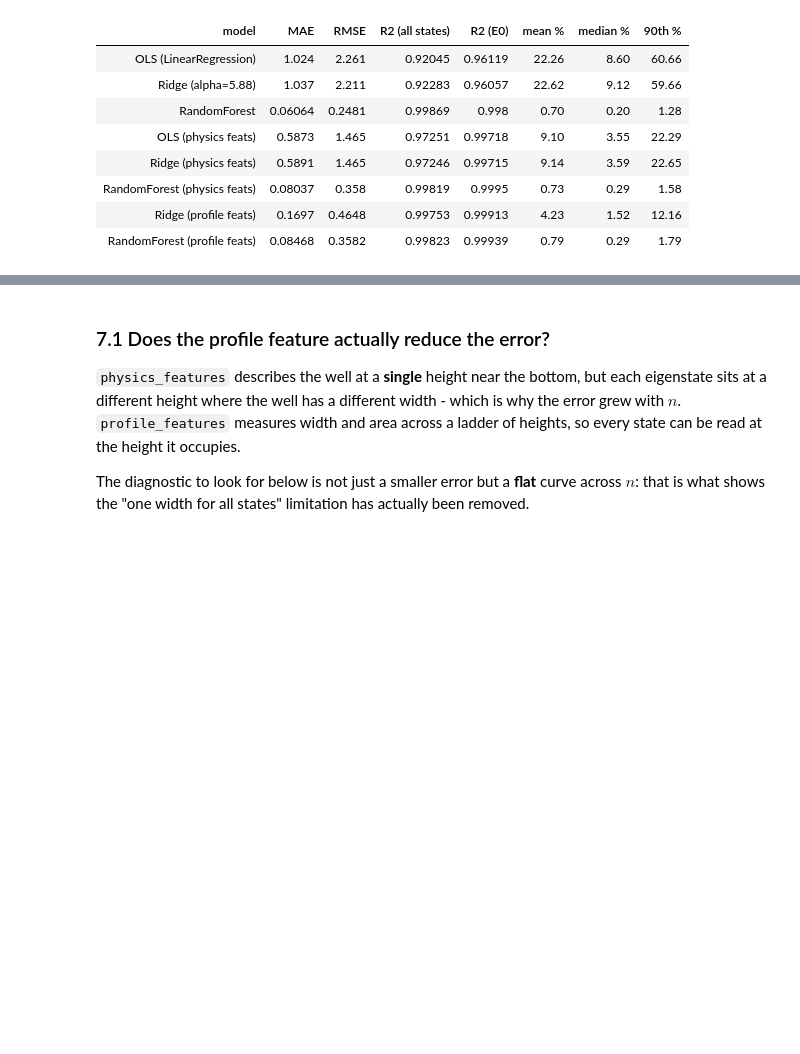
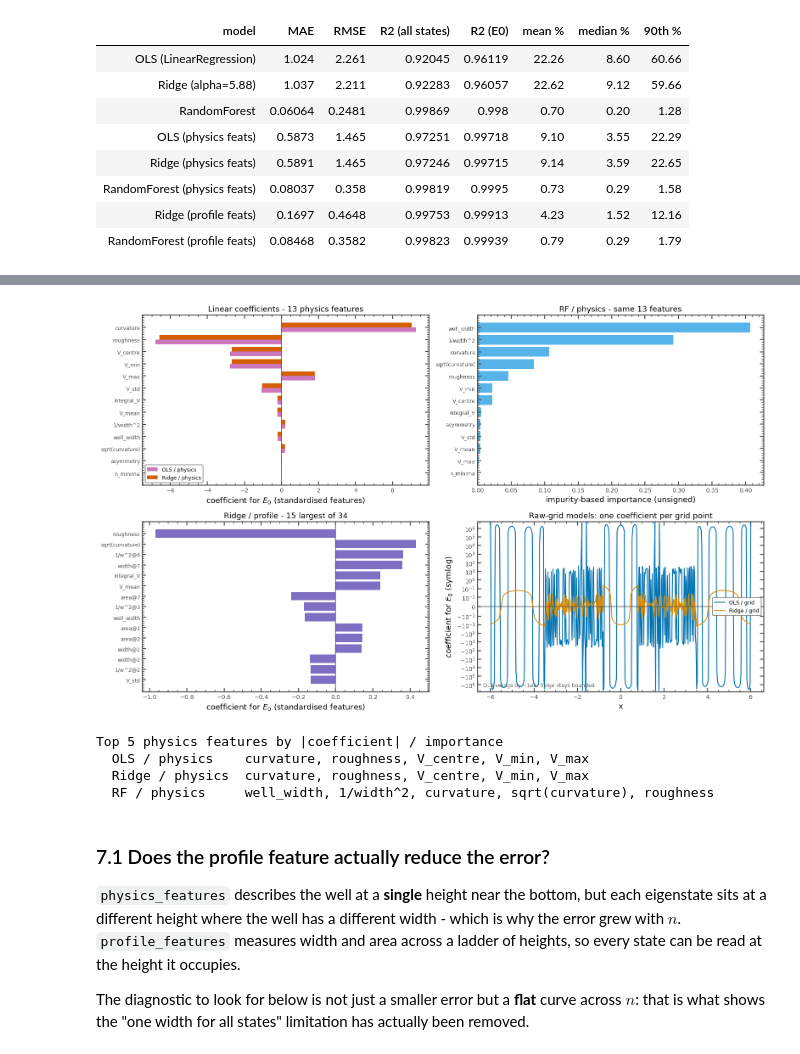
Before and after one commit to navgaur/SP-QM_ML-2025, a Jupyter notebook: QM_ML_update.ipynb, the cells around one changed output, grey strips where cells are left out. Saved outputs shown, nothing was run; the diff lists cells and outputs as text; code cells hidden in the pictures; blank space fills up the shorter version.

```diff
--- a/QM_ML_update.ipynb
+++ b/QM_ML_update.ipynb
@@ -742,3 +809,71 @@ plt.tight_layout(); plt.show()
+# %%
+# Which inputs drive the ground state, for every model that exposes per-feature
+# information. Note the quantities are NOT interchangeable:
+#   linear models  -> signed coefficients (standardised features), direction + size
+#   random forests -> unsigned importances, size only
+# so they get separate panels rather than a shared axis.
+fig, axes = plt.subplots(2, 2, figsize=(14.5, 9))
+
+# (0,0) the two linear models on the 13 physics features, side by side
+ax = axes[0, 0]
+lin = ["OLS (physics feats)", "Ridge (physics feats)"]
+cf = pd.DataFrame({SHORT[m]: MODEL_OBJ[m].coef_[0] for m in lin}, index=FEATURE_NAMES)
+cf = cf.reindex(cf.abs().max(axis=1).sort_values().index)
+ypos = np.arange(len(cf)); h = 0.38
+for q, m in enumerate(lin):
+    ax.barh(ypos + (q - 0.5)*h, cf[SHORT[m]], h,
+            color=MODEL_COLOR[m], label=SHORT[m])
+ax.set_yticks(ypos); ax.set_yticklabels(cf.index, fontsize=8)
+ax.axvline(0, color="0.3", lw=1)
+ax.set_xlabel("coefficient for $E_0$ (standardised features)")
+ax.set_title("Linear coefficients - 13 physics features"); ax.legend(fontsize=8)
+
+# (0,1) random forest importances on the same 13 features
+ax = axes[0, 1]
+m = "RandomForest (physics feats)"
+imp = pd.Series(MODEL_OBJ[m].feature_importances_, index=FEATURE_NAMES).sort_values()
+ax.barh(np.arange(len(imp)), imp.values, color=MODEL_COLOR[m])
+ax.set_yticks(np.arange(len(imp))); ax.set_yticklabels(imp.index, fontsize=8)
+ax.set_xlabel("impurity-based importance (unsigned)")
+ax.set_title(f"{SHORT[m]} - same 13 features")
+
+# (1,0) the profile model: 34 features, show the largest 15
+ax = axes[1, 0]
+m = "Ridge (profile feats)"
+cp = pd.Series(MODEL_OBJ[m].coef_[0], index=PROFILE_NAMES)
+top = cp.reindex(cp.abs().sort_values().index)[-15:]
+ax.barh(np.arange(len(top)), top.values, color=MODEL_COLOR[m])
+ax.set_yticks(np.arange(len(top))); ax.set_yticklabels(top.index, fontsize=8)
+ax.axvline(0, color="0.3", lw=1)
+ax.set_xlabel("coefficient for $E_0$ (standardised features)")
+ax.set_title(f"{SHORT[m]} - 15 largest of {len(PROFILE_NAMES)}")
+
+# (1,1) raw-grid models have one coefficient per grid point, so plot against x:
+#       this shows WHERE in space the model looks
+ax = axes[1, 1]
+for m in ["OLS (LinearRegression)", f"Ridge (alpha={ridge_cv.alpha_:.3g})"]:
+    ax.plot(x_grid, MODEL_OBJ[m].coef_[0], color=MODEL_COLOR[m], lw=1.4, label=SHORT[m])
+ax.axhline(0, color="0.3", lw=1)
+ax.set_yscale("symlog", linthresh=1e-2)   # OLS swings ~1e6, Ridge ~1e-1: one axis, log-ish
+ax.set_xlabel("x"); ax.set_ylabel("coefficient for $E_0$ (symlog)")
+ax.set_title("Raw-grid models: one coefficient per grid point"); ax.legend(fontsize=8)
+ax.text(0.02, 0.03, "OLS swings by ~1e6; Ridge stays bounded", transform=ax.transAxes,
+        fontsize=8, color="0.35")
+
+plt.tight_layout(); plt.show()
+
+print("Top 5 physics features by |coefficient| / importance")
+for m in ["OLS (physics feats)", "Ridge (physics feats)", "RandomForest (physics feats)"]:
+    v = (MODEL_OBJ[m].coef_[0] if hasattr(MODEL_OBJ[m], "coef_")
+         else MODEL_OBJ[m].feature_importances_)
+    s_ = pd.Series(np.abs(v), index=FEATURE_NAMES).sort_values(ascending=False)[:5]
+    print(f"  {SHORT[m]:16s} " + ", ".join(s_.index))
+# %% [output]
+[figure, added]
+Top 5 physics features by |coefficient| / importance
+  OLS / physics    curvature, roughness, V_centre, V_min, V_max
+  Ridge / physics  curvature, roughness, V_centre, V_min, V_max
+  RF / physics     well_width, 1/width^2, curvature, sqrt(curvature), roughness
 # %% [markdown]
 ### 7.1 Does the profile feature actually reduce the error?
 
```
Also changed, not shown: parts of 14 cells of this notebook.
